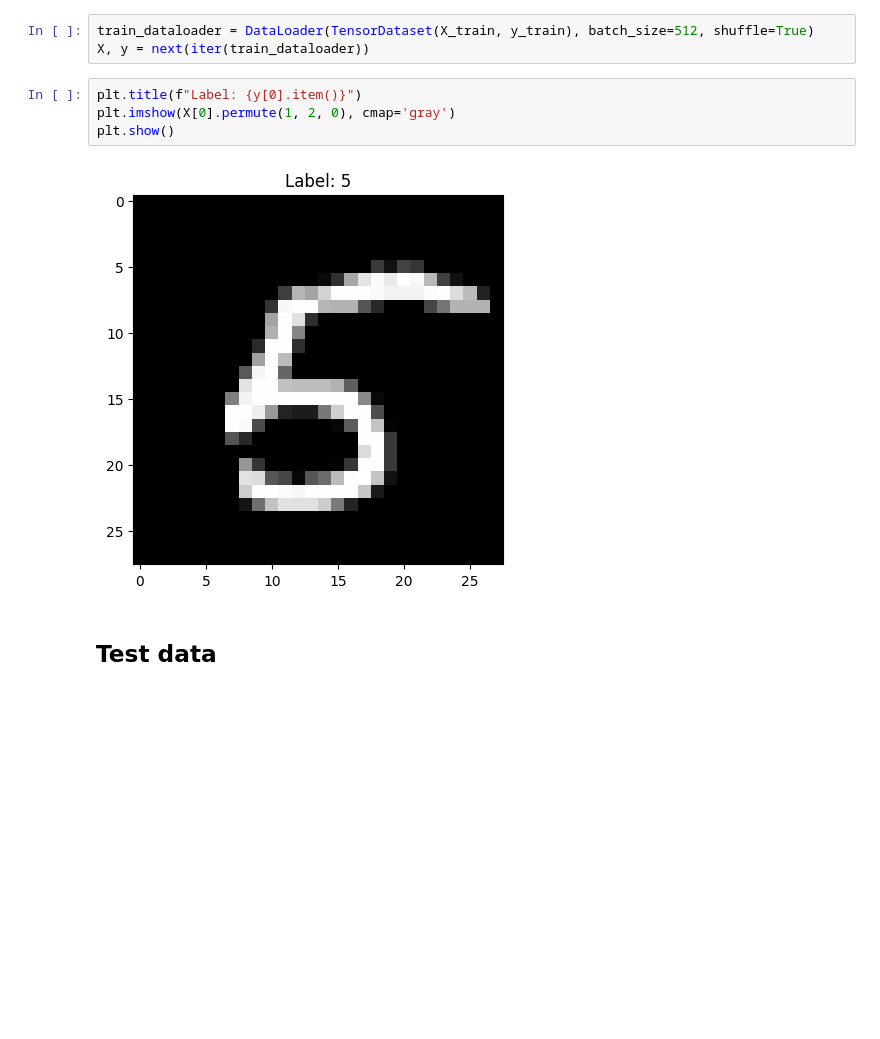
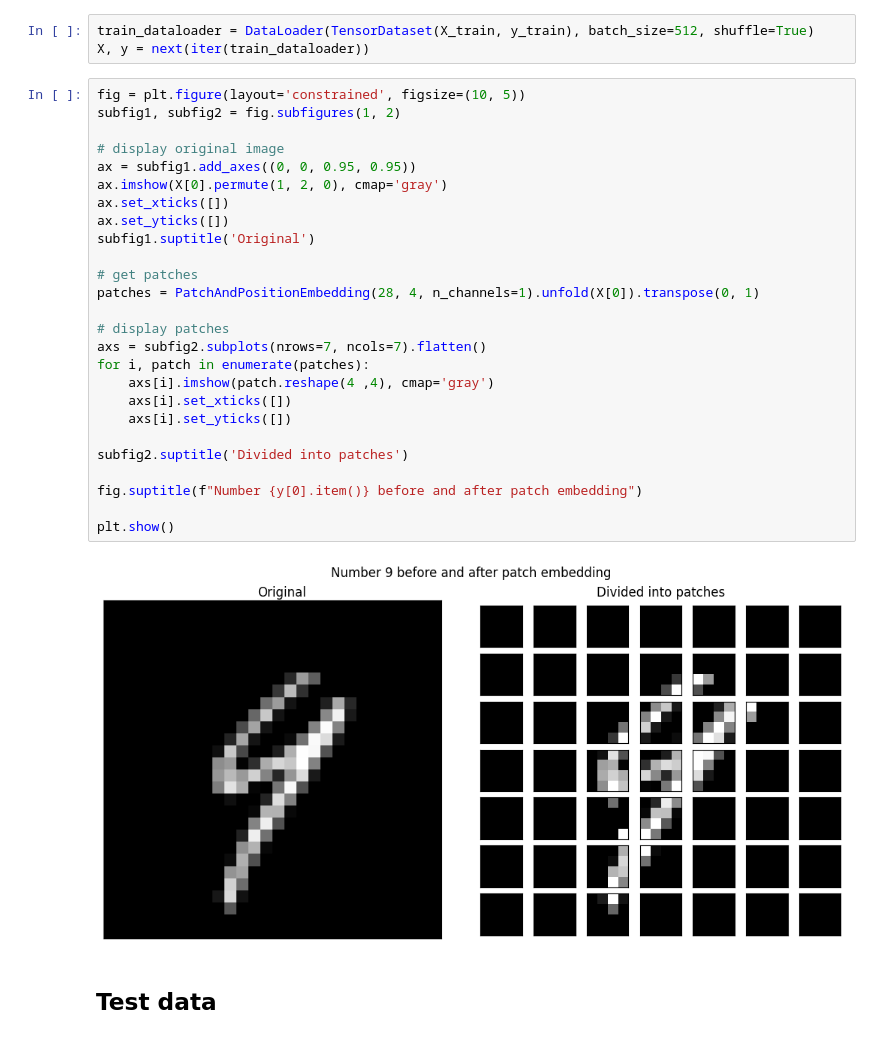
Before and after one commit to b14ucky/vision-transformer, a Jupyter notebook: main.ipynb, the cells around one changed output. Drawn from its saved outputs; the diff is of its cells as text; blank space fills up the shorter version.

Commit message:
refactor: display sample before and after patch embedding

```diff
--- a/main.ipynb
+++ b/main.ipynb
@@ -271,12 +271,34 @@ X_train.shape, y_train.shape
 # %%
 train_dataloader = DataLoader(TensorDataset(X_train, y_train), batch_size=512, shuffle=True)
 X, y = next(iter(train_dataloader))
-# %%
-plt.title(f"Label: {y[0].item()}")
-plt.imshow(X[0].permute(1, 2, 0), cmap='gray')
-plt.show()
-# %% [output]
-[figure, removed]
+# %%
+fig = plt.figure(layout='constrained', figsize=(10, 5))
+subfig1, subfig2 = fig.subfigures(1, 2)
+
+# display original image
+ax = subfig1.add_axes((0, 0, 0.95, 0.95))
+ax.imshow(X[0].permute(1, 2, 0), cmap='gray')
+ax.set_xticks([])
+ax.set_yticks([])
+subfig1.suptitle('Original')
+
+# get patches
+patches = PatchAndPositionEmbedding(28, 4, n_channels=1).unfold(X[0]).transpose(0, 1)
+
+# display patches
+axs = subfig2.subplots(nrows=7, ncols=7).flatten()
+for i, patch in enumerate(patches):
+    axs[i].imshow(patch.reshape(4 ,4), cmap='gray')
+    axs[i].set_xticks([])
+    axs[i].set_yticks([])
+
+subfig2.suptitle('Divided into patches')
+
+fig.suptitle(f"Number {y[0].item()} before and after patch embedding")
+
+plt.show()
+# %% [output]
+[figure, added]
 # %% [markdown]
 ## Test data
 # %%
```
Also changed, not shown: parts of 2 cells of this notebook.
